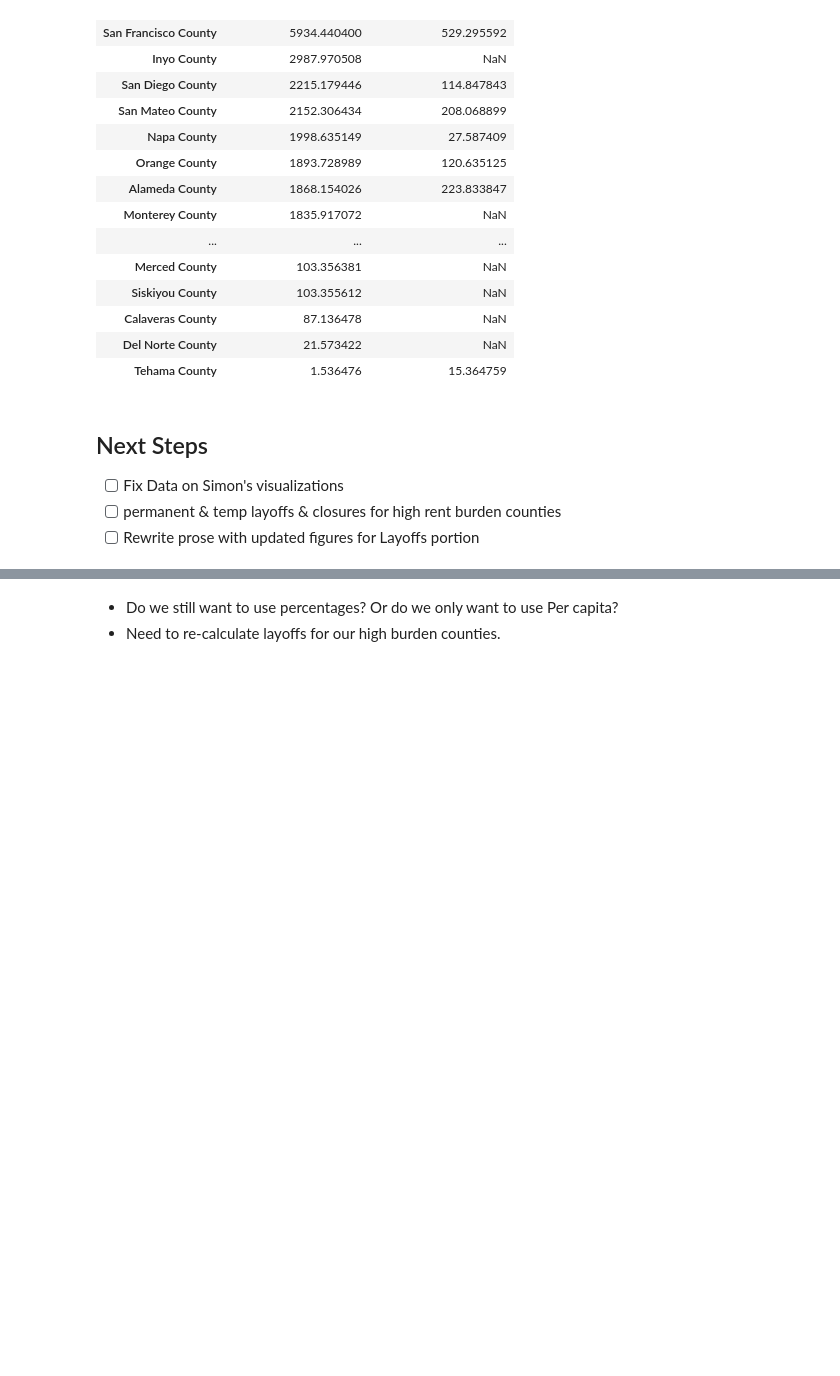
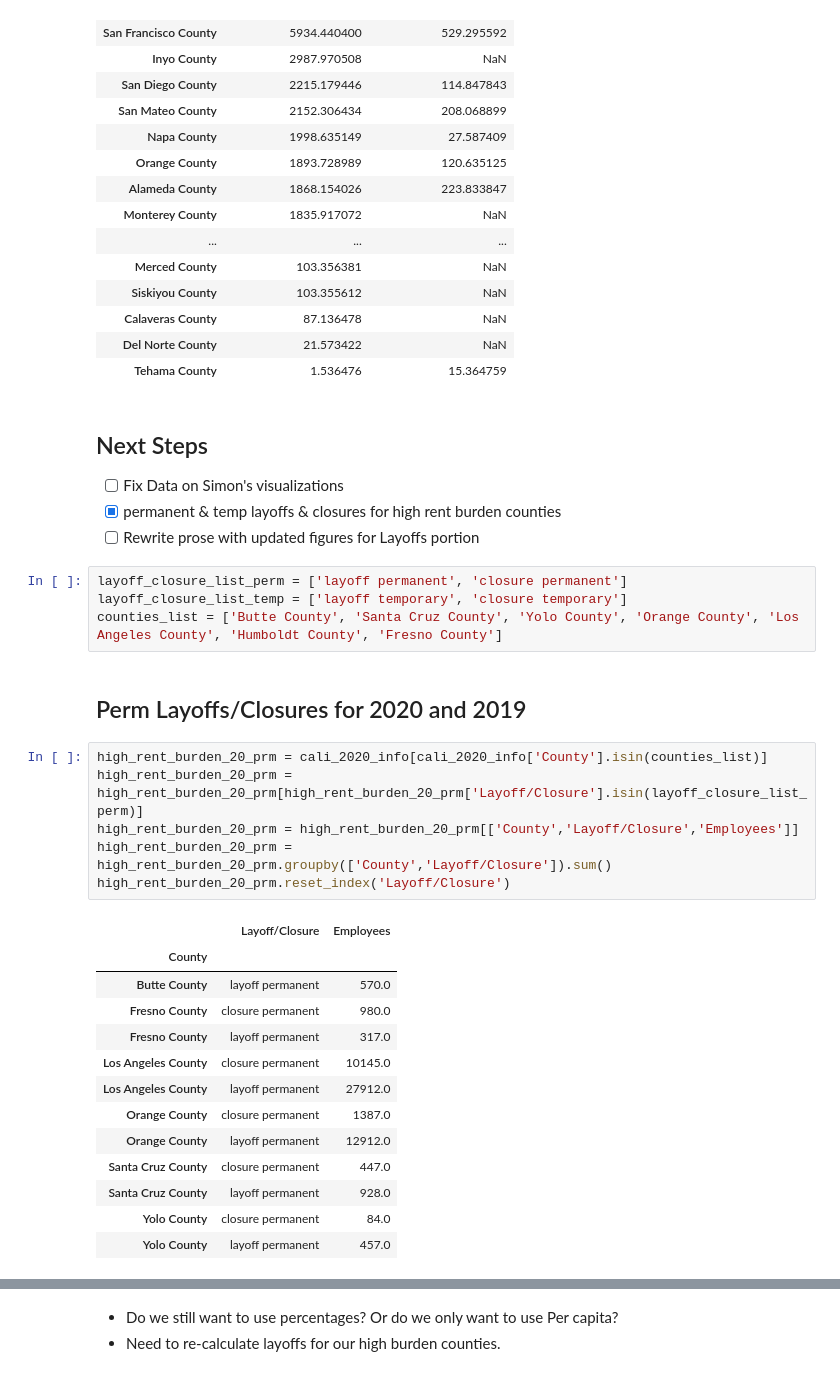
Before and after one commit to biglocalnews/WARN_Cali_analysis, a Jupyter notebook: hardest_hit/hard_hit_clean_city.ipynb, the cells around one changed output, grey strips where cells are left out. Cells and saved outputs as stored; diff of their text form; blank space fills up the shorter version.

```diff
--- a/hardest_hit/hard_hit_clean_city.ipynb
+++ b/hardest_hit/hard_hit_clean_city.ipynb
@@ -494,5 +494,31 @@ per_capitas.groupby("County").max().sort_values(by='Per Capita Laid Off 2020', a
 # %% [markdown]
 ## Next Steps
 - [ ] Fix Data on Simon's visualizations
-- [ ] permanent & temp layoffs & closures for high rent burden counties
+- [x] permanent & temp layoffs & closures for high rent burden counties
 - [ ] Rewrite prose with updated figures for Layoffs portion
+# %%
+layoff_closure_list_perm = ['layoff permanent', 'closure permanent']
+layoff_closure_list_temp = ['layoff temporary', 'closure temporary']
+counties_list = ['Butte County', 'Santa Cruz County', 'Yolo County', 'Orange County', 'Los Angeles County', 'Humboldt County', 'Fresno County']
+# %% [markdown]
+## Perm Layoffs/Closures for 2020 and 2019
+# %%
+high_rent_burden_20_prm = cali_2020_info[cali_2020_info['County'].isin(counties_list)]
+high_rent_burden_20_prm = high_rent_burden_20_prm[high_rent_burden_20_prm['Layoff/Closure'].isin(layoff_closure_list_perm)]
+high_rent_burden_20_prm = high_rent_burden_20_prm[['County','Layoff/Closure','Employees']]
+high_rent_burden_20_prm = high_rent_burden_20_prm.groupby(['County','Layoff/Closure']).sum()
+high_rent_burden_20_prm.reset_index('Layoff/Closure')
+# %% [output]
+|  | Layoff/Closure | Employees |
+| County |  |  |
+| Butte County | layoff permanent | 570.0 |
+| Fresno County | closure permanent | 980.0 |
+| Fresno County | layoff permanent | 317.0 |
+| Los Angeles County | closure permanent | 10145.0 |
+| Los Angeles County | layoff permanent | 27912.0 |
+| Orange County | closure permanent | 1387.0 |
+| Orange County | layoff permanent | 12912.0 |
+| Santa Cruz County | closure permanent | 447.0 |
+| Santa Cruz County | layoff permanent | 928.0 |
+| Yolo County | closure permanent | 84.0 |
+| Yolo County | layoff permanent | 457.0 |
```
Also changed, not shown: parts of 13 cells of this notebook.
